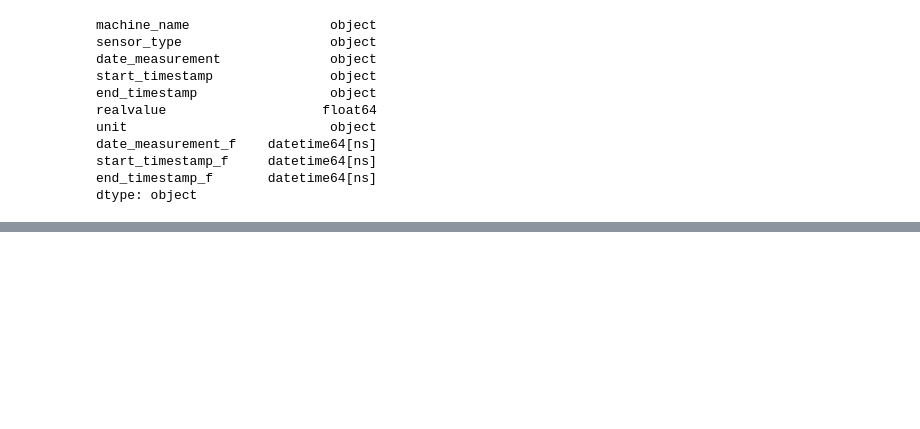
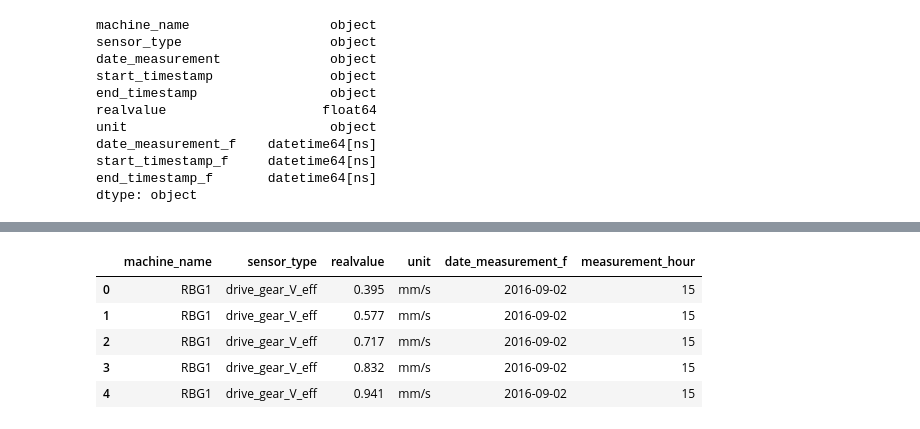
Before and after one commit to PacoPacov/Datathon_Global_2018, a Jupyter notebook: 01. Data Overview.ipynb, the cells around one changed output, grey strips where cells are left out. Drawn from its saved outputs; the diff is of its cells as text; code cells hidden in the pictures; blank space fills up the shorter version.

```diff
--- a/01. Data Overview.ipynb
+++ b/01. Data Overview.ipynb
@@ -237,0 +186,9 @@ table6.to_csv("Pivot table Special.csv", \
+# %%
+df.head()
+# %% [output]
+|  | machine_name | sensor_type | realvalue | unit | date_measurement_f | measurement_hour |
+| 0 | RBG1 | drive_gear_V_eff | 0.395 | mm/s | 2016-09-02 | 15 |
+| 1 | RBG1 | drive_gear_V_eff | 0.577 | mm/s | 2016-09-02 | 15 |
+| 2 | RBG1 | drive_gear_V_eff | 0.717 | mm/s | 2016-09-02 | 15 |
+| 3 | RBG1 | drive_gear_V_eff | 0.832 | mm/s | 2016-09-02 | 15 |
+| 4 | RBG1 | drive_gear_V_eff | 0.941 | mm/s | 2016-09-02 | 15 |
```
Also changed, not shown: parts of 64 cells of this notebook.
